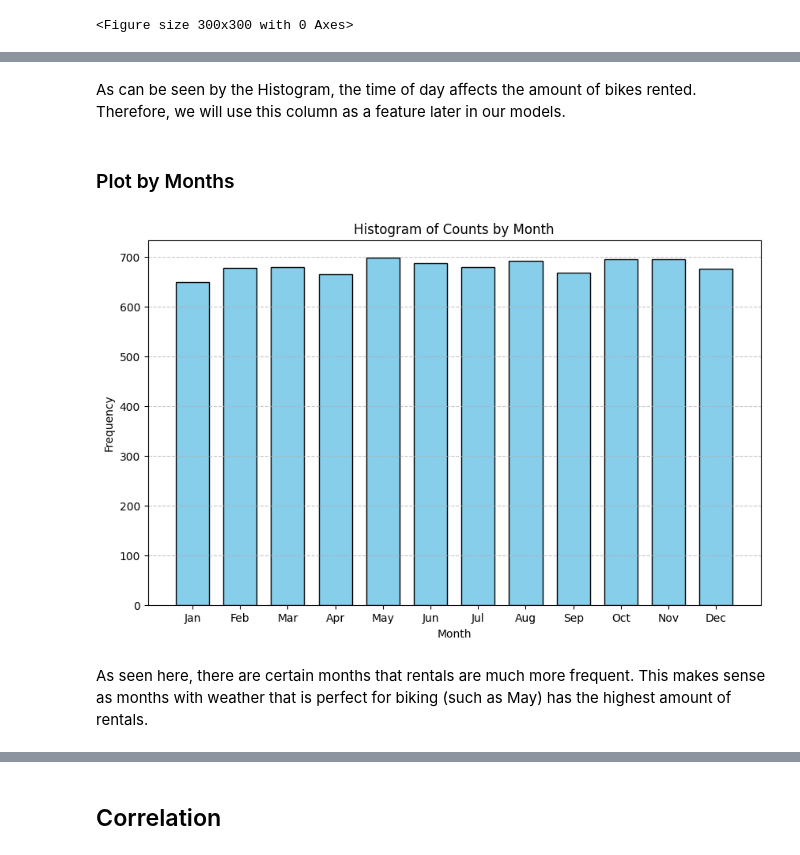
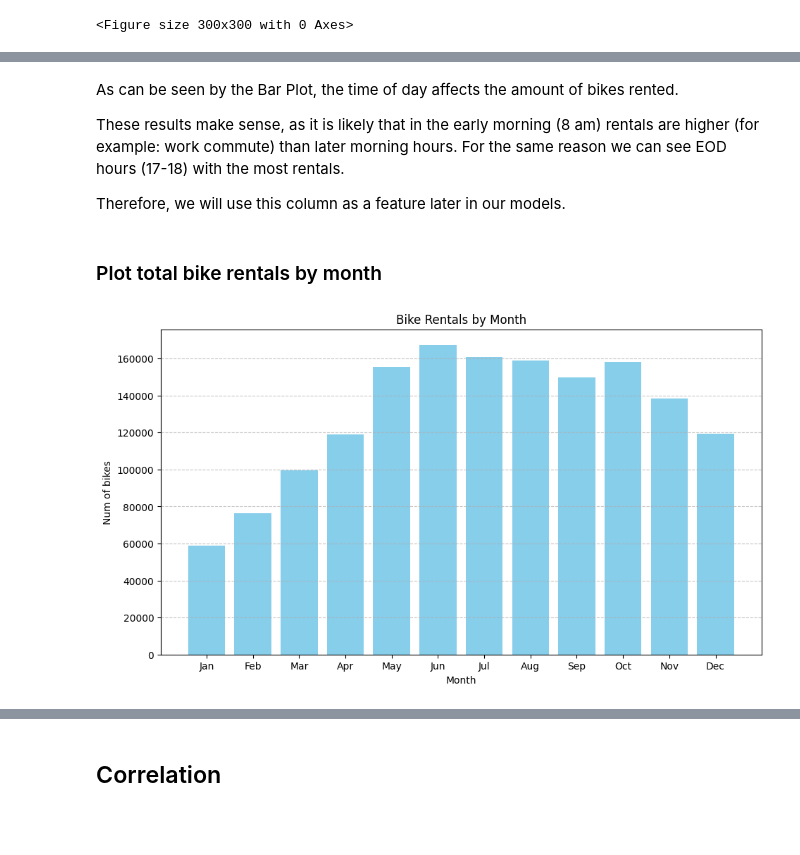
Before and after one commit to ronsegev98/Assignment_1_Group5, a Jupyter notebook: Assignment_1_Group5.ipynb, the cells around one changed output, grey strips where cells are left out. Saved outputs shown, nothing was run; the diff lists cells and outputs as text; code cells hidden in the pictures; blank space fills up the shorter version.

```diff
--- a/Assignment_1_Group5.ipynb
+++ b/Assignment_1_Group5.ipynb
@@ -302,0 +271,20 @@ X_train_raw = X_train_raw.drop('time_of_day',axis=1)
+# %%
+train_raw['datetime'] = pd.to_datetime(train_raw['datetime'], format='%Y-%m-%d %H:%M:%S')
+
+
+train_raw['time_of_day'] = train_raw['datetime'].dt.hour
+time_of_day_counts = train_raw.groupby('time_of_day')['count'].sum()
+
+
+plt.figure(figsize=(10, 6))
+plt.bar(time_of_day_counts.index, time_of_day_counts.values, color='skyblue')
+plt.xlabel('Time of Day')
+plt.ylabel('Number of Bikes Rented')
+plt.title('Bike Rentals per Time of Day')
+plt.xticks(range(24))
+plt.grid(axis='y')
+
+
+plt.show()
+
+train_raw = train_raw.drop('time_of_day', axis=1)
@@ -303,32 +293,28 @@ X_train_raw = X_train_raw.drop('time_of_day',axis=1)
 # %% [markdown]
-As can be seen by the Histogram, the time of day affects the amount of bikes rented. Therefore, we will use this column as a feature later in our models.
+As can be seen by the Bar Plot, the time of day affects the amount of bikes rented.
+
+These results make sense, as it is likely that in the early morning (8 am) rentals are higher (for example: work commute) than later morning hours. For the same reason we can see EOD hours (17-18) with the most rentals.
+
+
+Therefore, we will use this column as a feature later in our models.
 # %% [markdown]
-### Plot by Months
+### Plot total bike rentals by month
 # %%
-# Assuming df is your DataFrame with the 'datetime' column
-X_train_raw['datetime'] = pd.to_datetime(X_train_raw['datetime'], format='%Y-%m-%d %H:%M:%S')
+train_raw['datetime'] = pd.to_datetime(train_raw['datetime'], format='%Y-%m-%d %H:%M:%S')
 
-# Create a new column for the month
-X_train_raw['month'] = X_train_raw['datetime'].dt.month
 
-# Plot a histogram
-plt.figure(figsize=(10, 6))
-plt.hist(X_train_raw['month'], bins=range(1, 14), color='skyblue', edgecolor='black', align='left', rwidth=0.7)
+train_raw['month'] = train_raw['datetime'].dt.month
+monthly_counts = train_raw.groupby('month')['count'].sum()
 
-# Add grid lines
+plt.figure(figsize=(11, 6))
+plt.bar(monthly_counts.index, monthly_counts.values, color='skyblue')
 plt.grid(axis='y', linestyle='--', alpha=0.7)
-
-plt.ylabel('Frequency')
-plt.title('Histogram of Counts by Month')
+plt.ylabel('Num of bikes')
+plt.title('Bike Rentals by Month')
 plt.xlabel('Month')
-
 plt.xticks(range(1, 13), ['Jan', 'Feb', 'Mar', 'Apr', 'May', 'Jun', 'Jul', 'Aug', 'Sep', 'Oct', 'Nov', 'Dec'])
 plt.show()
 
-plt.show()
-
-X_train_raw = X_train_raw.drop('month',axis=1)
+train_raw = train_raw.drop('month', axis=1)
 # %% [output]
-[figure, old version]
+[figure, new version]
-# %% [markdown]
-As seen here, there are certain months that rentals are much more frequent. This makes sense as months with weather that is perfect for biking (such as May) has the highest amount of rentals.
```
Also changed, not shown: parts of 164 cells of this notebook.
